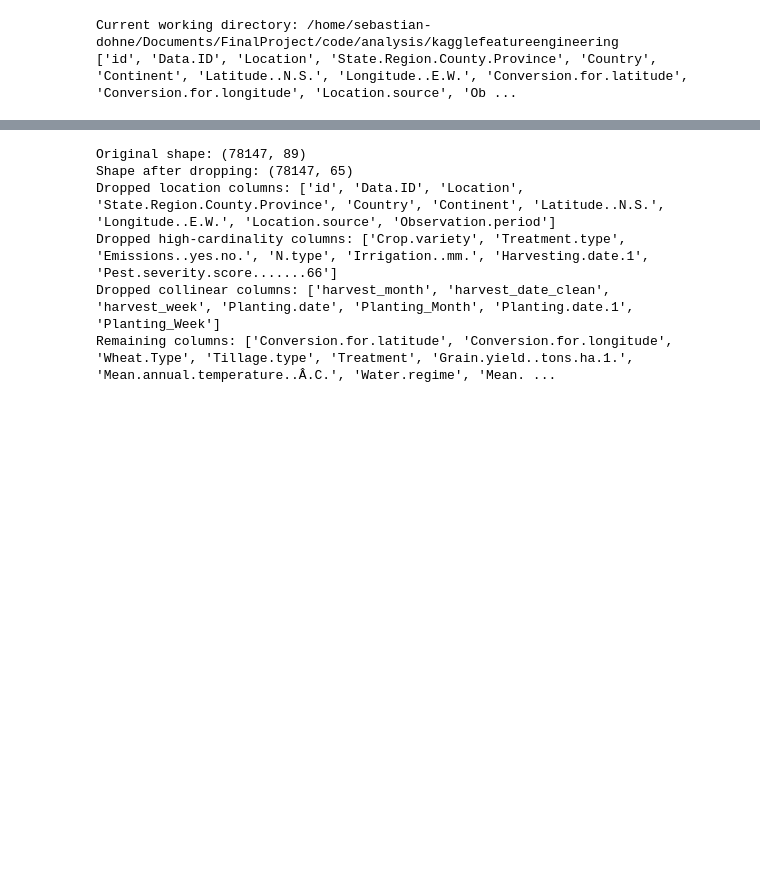
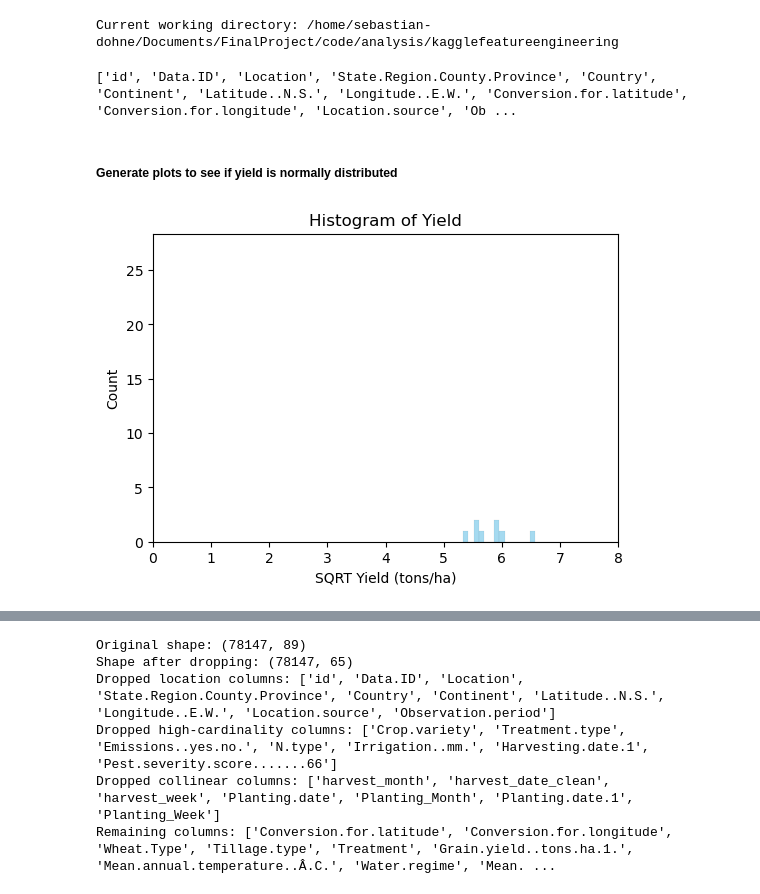
Before and after one commit to airbreather2/FinalProject, a Jupyter notebook: code/analysis/kagglefeatureengineering/featurenegineeringRF.ipynb, the cells around one changed output, grey strips where cells are left out. Cells and saved outputs as stored; diff of their text form; code cells hidden in the pictures; blank space fills up the shorter version.

```diff
--- a/code/analysis/kagglefeatureengineering/featurenegineering.ipynb
+++ b/code/analysis/kagglefeatureengineering/featurenegineeringRF.ipynb
@@ -24,6 +24,26 @@ print("Current working directory:", os.getcwd())
 df = pd.read_csv("../../../data/finaldatasets/testdata/RFgdpadded.csv")
 
 print(list(df.columns))
+
+df = df[df["Grain.yield..tons.ha.1."] <= 100]
+
+df.to_csv("../../../data/finaldatasets/testdata/RFgdpadded12-7.csv", index=False)
 # %% [output]
 Current working directory: /home/sebastian-dohne/Documents/FinalProject/code/analysis/kagglefeatureengineering
-['id', 'Data.ID', 'Location', 'State.Region.County.Province', 'Country', 'Continent', 'Latitude..N.S.', 'Longitude..E.W.', 'Conversion.for.latitude', 'Conversion.for.longitude', 'Location.source', 'Ob ...
+['id', 'Data.ID', 'Location', 'State.Region.County.Province', 'Country', 'Continent', 'Latitude..N.S.', 'Longitude..E.W.', 'Conversion.for.latitude', 'Conversion.for.longitude', 'Location.source', 'Ob ...
+# %% [markdown]
+##### Generate plots to see if yield is normally distributed
+# %%
+#Histogram of yield (yield values filtered to below 100 and square-rooted for better visualization)
+y = np.sqrt(df["Grain.yield..tons.ha.1."].dropna())
+y = y[y < 100]  # Filter out extreme values for better visualization
+
+plt.figure(figsize=(6, 4))
+sns.histplot(y, kde=False, bins=1000, color='skyblue')
+plt.title("Histogram of Yield")
+plt.xlabel("SQRT Yield (tons/ha)")
+plt.xlim(0,8)
+plt.grid(False)
+plt.show()
+# %% [output]
+[figure, added]
```
Also changed, not shown: parts of 6 cells of this notebook, 3 other files.
